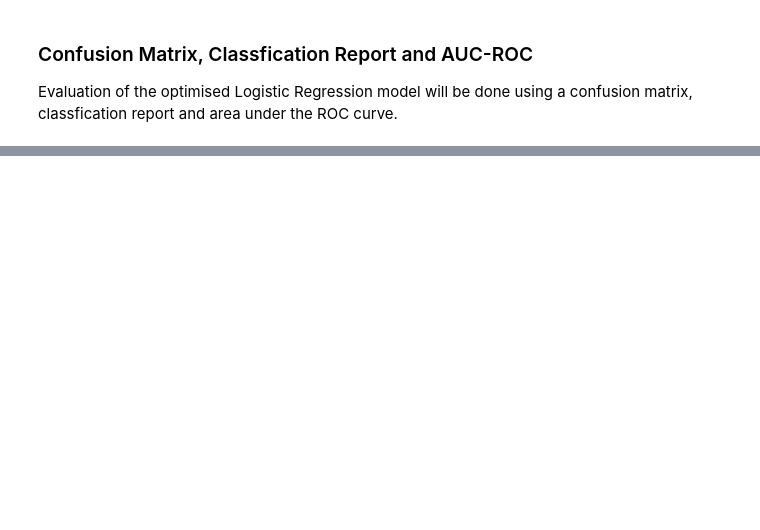
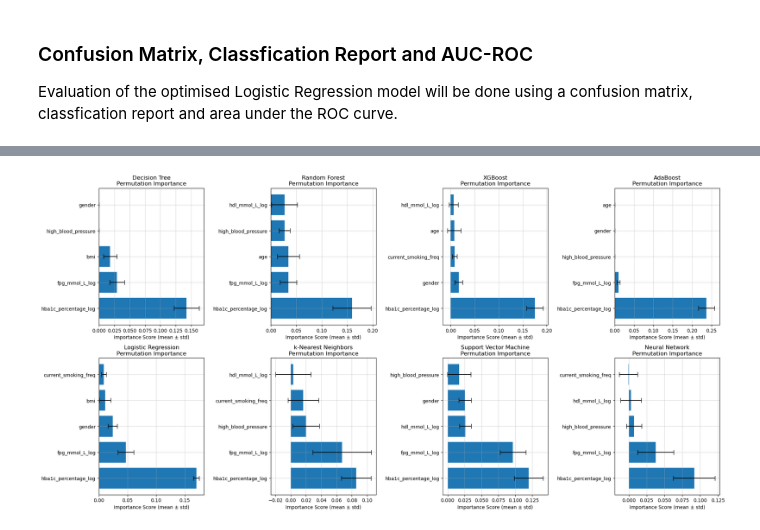
Before and after one commit to ryansoh-42/interpretable-ML-T2DM, a Jupyter notebook: notebooks/04_model_training.ipynb, the cells around one changed output, grey strips where cells are left out. Cells and saved outputs as stored; diff of their text form; code cells hidden in the pictures; blank space fills up the shorter version.

```diff
--- a/notebooks/04_model_training.ipynb
+++ b/notebooks/04_model_training.ipynb
@@ -1998,0 +1893,45 @@ NN
+# %%
+# Calculate permutation importance for each model
+perm_importance_results = {}
+
+for model_name, model in models.items():
+    if model_name != "Neural Network":
+        perm_result = permutation_importance(model, X_test, y_test,
+                                            scoring="f1_macro",
+                                            n_repeats=10,
+                                            n_jobs=-1,
+                                            random_state=RANDOM_STATE
+                                            )
+    else:
+        nn_wrapper = NeuralNetworkWrapper(nn_model)
+        perm_result = permutation_importance(nn_wrapper, X_test_scaled, y_test,
+                                            scoring="f1_macro",
+                                            n_repeats=10,
+                                            n_jobs=-1,
+                                            random_state=RANDOM_STATE
+                                            )
+    perm_importance_results[model_name] = pd.DataFrame({"feature" : feature_names,
+                                                            "importance_mean": perm_result.importances_mean,
+                                                            "importance_std": perm_result.importances_std,
+                                }).sort_values("importance_mean", ascending=False)
+# %%
+# Create visualisation of permutation importance for each model
+fig, axes = plt.subplots(2, 4, figsize=(20,10))
+axes = axes.ravel()
+
+for idx, (model_name, importance_df) in enumerate(perm_importance_results.items()):
+    ax = axes[idx]
+
+    # Display the top 5 features only
+    top_features = importance_df.head(5)
+
+    ax.barh(range(len(top_features)), top_features["importance_mean"], xerr=top_features["importance_std"], capsize=5)
+    ax.set_yticks(range(len(top_features)))
+    ax.set_yticklabels(top_features["feature"])
+    ax.set_xlabel("Importance Score (mean ± std)")
+    ax.set_title(f"{model_name}\nPermutation Importance")
+    ax.grid(True, alpha=0.5)
+plt.tight_layout()
+plt.show()
+# %% [output]
+[figure, added]
```
Also changed, not shown: parts of 24 cells of this notebook.
